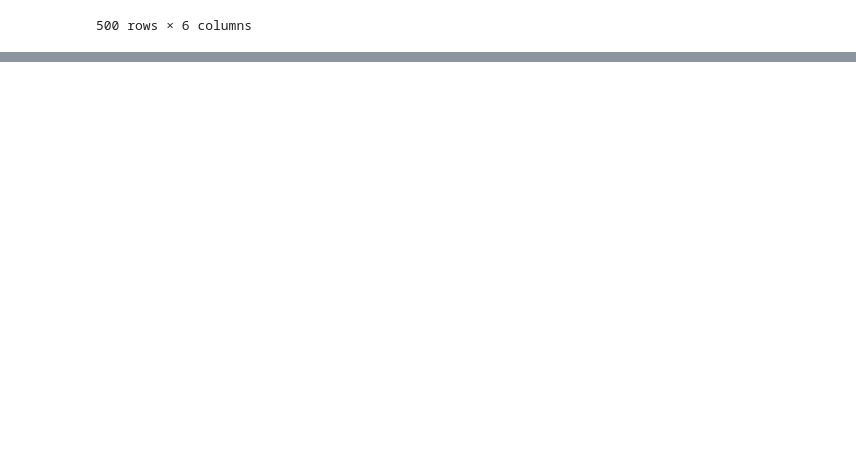
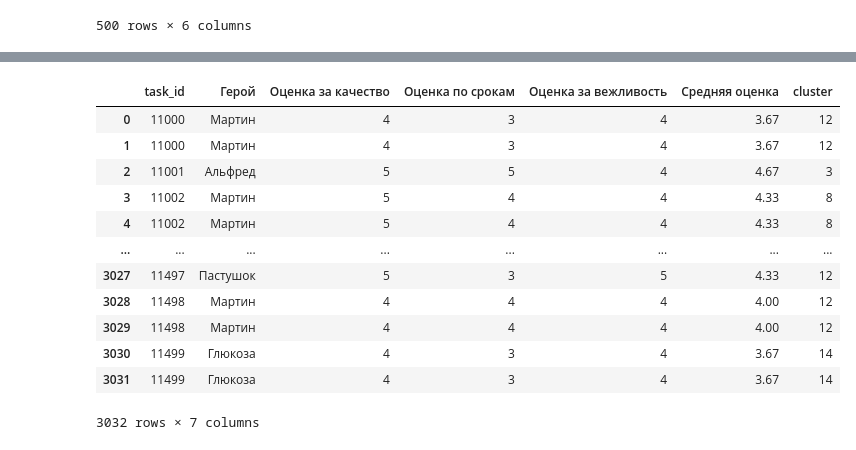
Before and after one commit to zina1t/GPNChallenge, a Jupyter notebook: solution.ipynb, the cells around one changed output, grey strips where cells are left out. Cells and saved outputs as stored; diff of their text form; code cells hidden in the pictures; blank space fills up the shorter version.

```diff
--- a/solution.ipynb
+++ b/solution.ipynb
@@ -230,0 +274,19 @@ marks
+# %%
+# Добавляем номер кластера к marks
+marks.rename(columns={'Номер поручения': 'task_id'}, inplace=True)
+marks = marks.merge(cases[['task_id', 'cluster']], on='task_id', how='left')
+marks
+# %% [output]
+|  | task_id | Герой | Оценка за качество | Оценка по срокам | Оценка за вежливость | Средняя оценка | cluster |
+| 0 | 11000 | Мартин | 4 | 3 | 4 | 3.67 | 12 |
+| 1 | 11000 | Мартин | 4 | 3 | 4 | 3.67 | 12 |
+| 2 | 11001 | Альфред | 5 | 5 | 4 | 4.67 | 3 |
+| 3 | 11002 | Мартин | 5 | 4 | 4 | 4.33 | 8 |
+| 4 | 11002 | Мартин | 5 | 4 | 4 | 4.33 | 8 |
+| ... | ... | ... | ... | ... | ... | ... | ... |
+| 3027 | 11497 | Пастушок | 5 | 3 | 5 | 4.33 | 12 |
+| 3028 | 11498 | Мартин | 4 | 4 | 4 | 4.00 | 12 |
+| 3029 | 11498 | Мартин | 4 | 4 | 4 | 4.00 | 12 |
+| 3030 | 11499 | Глюкоза | 4 | 3 | 4 | 3.67 | 14 |
+| 3031 | 11499 | Глюкоза | 4 | 3 | 4 | 3.67 | 14 |
+3032 rows × 7 columns
```
Also changed, not shown: parts of 5 cells of this notebook.
